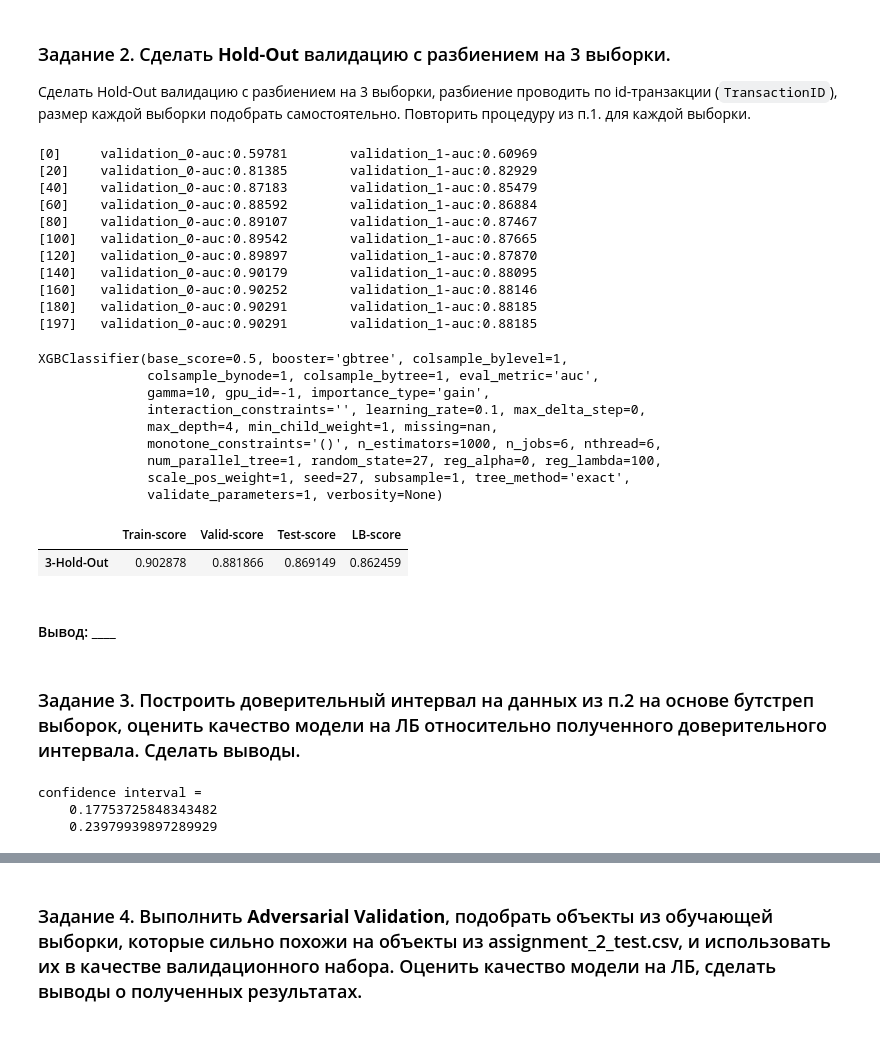
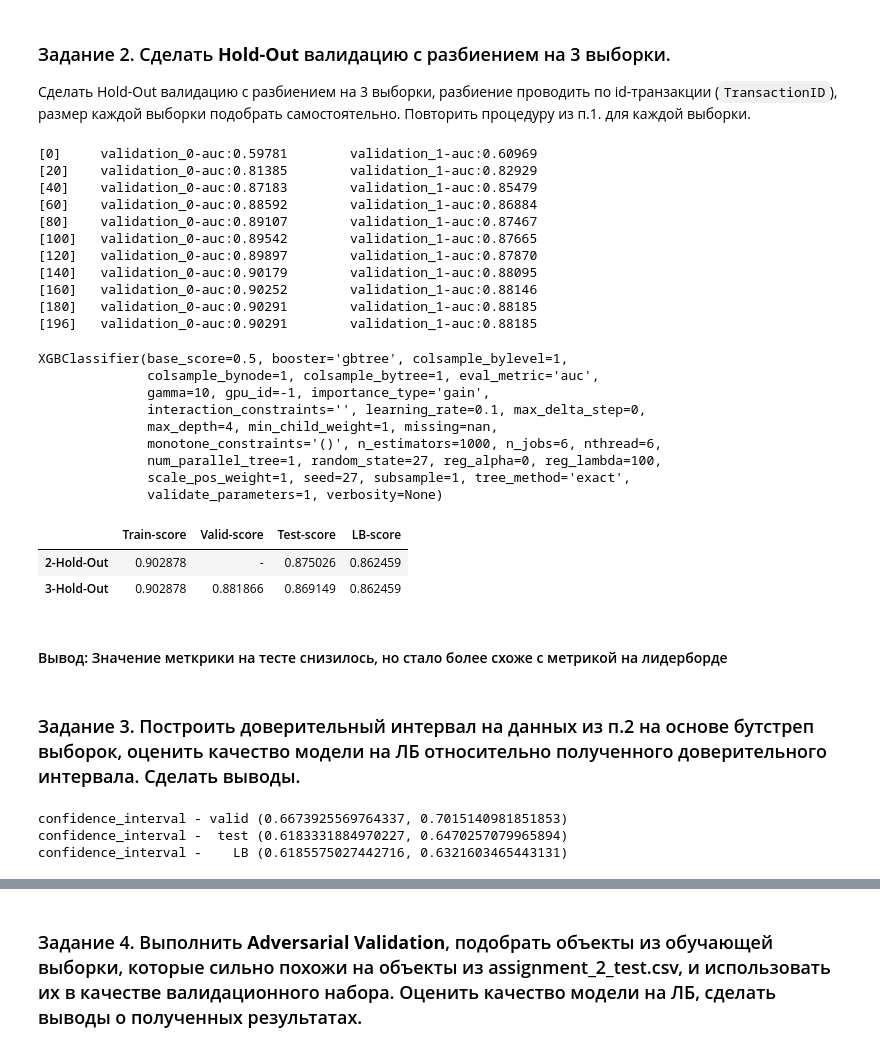
Before and after one commit to koryagin2006/GB_course_Sports_data_analysis, a Jupyter notebook: HW_3 Validation.ipynb, the cells around one changed output, grey strips where cells are left out. Drawn from its saved outputs; the diff is of its cells as text; code cells hidden in the pictures.

```diff
--- a/HW_3 Validation.ipynb
+++ b/HW_3 Validation.ipynb
@@ -103,0 +76,5 @@ XGBClassifier(base_score=0.5, booster='gbtree', colsample_bylevel=1,
+# %%
+model_xgb_numeric = xgb.XGBClassifier(**params)
+model_xgb_numeric.fit(X=x_train, y=y_train,
+                      eval_set=[(x_train, y_train), (x_test, y_test)],
+                      early_stopping_rounds=30, eval_metric="auc", verbose=20)
@@ -107,6 +105,7 @@ test_score = roc_auc_score(y_test, model_xgb_numeric.predict_proba(x_test)[:, 1]
 LB_score = roc_auc_score(y_lb, model_xgb_numeric.predict_proba(X_lb)[:, 1])
 
 Hold_Outpd_2 = pd.DataFrame(data=[{'Train-score': train_score,
+                                   'Valid-score': '-',
                                    'Test-score': test_score,
                                    'LB-score': LB_score}], index=['2-Hold-Out'])
 Hold_Outpd_2
@@ -125,9 +124,7 @@ x_valid, x_test, y_valid, y_test = train_test_split(x_valid, y_valid, train_size
 model_xgb_numeric = xgb.XGBClassifier(**params)
 model_xgb_numeric.fit(X=x_train, y=y_train,
                       eval_set=[(x_train, y_train), (x_valid, y_valid)],
-                      early_stopping_rounds=30,
-                      eval_metric="auc",
-                      verbose=20)
+                      early_stopping_rounds=30, eval_metric="auc", verbose=20)
 # %% [output]
 [0]     validation_0-auc:0.59781        validation_1-auc:0.60969
 [20]    validation_0-auc:0.81385        validation_1-auc:0.82929
@@ -139,7 +136,7 @@ model_xgb_numeric.fit(X=x_train, y=y_train,
 [140]   validation_0-auc:0.90179        validation_1-auc:0.88095
 [160]   validation_0-auc:0.90252        validation_1-auc:0.88146
 [180]   validation_0-auc:0.90291        validation_1-auc:0.88185
-[197]   validation_0-auc:0.90291        validation_1-auc:0.88185
+[196]   validation_0-auc:0.90291        validation_1-auc:0.88185
 XGBClassifier(base_score=0.5, booster='gbtree', colsample_bylevel=1,
               colsample_bynode=1, colsample_bytree=1, eval_metric='auc',
               gamma=10, gpu_id=-1, importance_type='gain',
@@ -152,19 +149,20 @@ XGBClassifier(base_score=0.5, booster='gbtree', colsample_bylevel=1,
 # %%
 train_score = roc_auc_score(y_train, model_xgb_numeric.predict_proba(x_train)[:, 1])
 valid_score = roc_auc_score(y_valid, model_xgb_numeric.predict_proba(x_valid)[:, 1])
 test_score = roc_auc_score(y_test, model_xgb_numeric.predict_proba(x_test)[:, 1])
 LB_score = roc_auc_score(y_lb, model_xgb_numeric.predict_proba(X_lb)[:, 1])
 
 Hold_Outpd_3 = pd.DataFrame(data=[{'Train-score': train_score,
                                    'Valid-score': valid_score,
                                    'Test-score': test_score,
                                    'LB-score': LB_score}], index=['3-Hold-Out'])
-Hold_Outpd_3
+Hold_Outpd_2.append(Hold_Outpd_3)
 # %% [output]
 |  | Train-score | Valid-score | Test-score | LB-score |
+| 2-Hold-Out | 0.902878 | - | 0.875026 | 0.862459 |
 | 3-Hold-Out | 0.902878 | 0.881866 | 0.869149 | 0.862459 |
-# %% [markdown]
-#### Вывод: ____
+# %% [markdown]
+#### Вывод: Значение меткрики на тесте снизилось, но стало более схоже с метрикой на лидерборде
 # %% [markdown]
 ### Задание 3. Построить доверительный интервал на данных из п.2 на основе бутстреп выборок, оценить качество модели на ЛБ относительно полученного доверительного интервала. Сделать выводы.
 # %%
@@ -259,12 +255,19 @@ def calculate_confidence_interval(scores: list, conf_interval: float = 0.95) ->
     return left_bound, right_bound
 # %%
 np.random.seed(3)
-confidence_interval = calculate_confidence_interval(
-    scores=create_bootstrap_metrics(y_true=y_test,
-                                    y_pred=model_xgb_numeric.predict(x_test),
-                                    metric=r2_score))
-print(f'confidence interval = \n    {confidence_interval[0]}\n    {confidence_interval[1]}')
+print('confidence_interval - valid',
+calculate_confidence_interval(scores=create_bootstrap_metrics(y_true=y_valid,
+                                                              y_pred=model_xgb_numeric.predict(x_valid),
+                                                              metric=roc_auc_score)))
+print('confidence_interval -  test',
+calculate_confidence_interval(scores=create_bootstrap_metrics(y_true=y_test,
+                                                              y_pred=model_xgb_numeric.predict(x_test),
+                                                              metric=roc_auc_score)))
+print('confidence_interval -    LB',
+calculate_confidence_interval(scores=create_bootstrap_metrics(y_true=y_lb,
+                                                              y_pred=model_xgb_numeric.predict(X_lb),
+                                                              metric=roc_auc_score)))
 # %% [output]
-confidence interval =
-    0.17753725848343482
-    0.23979939897289929
+confidence_interval - valid (0.6673925569764337, 0.7015140981851853)
+confidence_interval -  test (0.6183331884970227, 0.6470257079965894)
+confidence_interval -    LB (0.6185575027442716, 0.6321603465443131)
```
Also changed, not shown: parts of 9 cells of this notebook.
